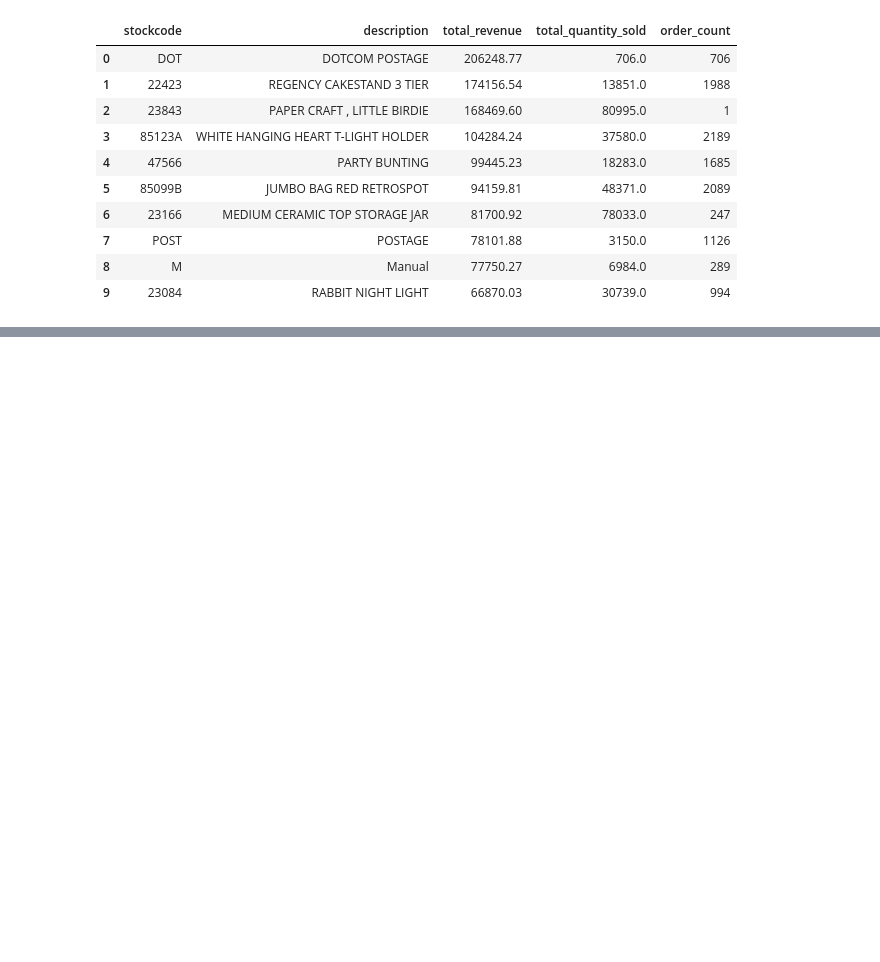
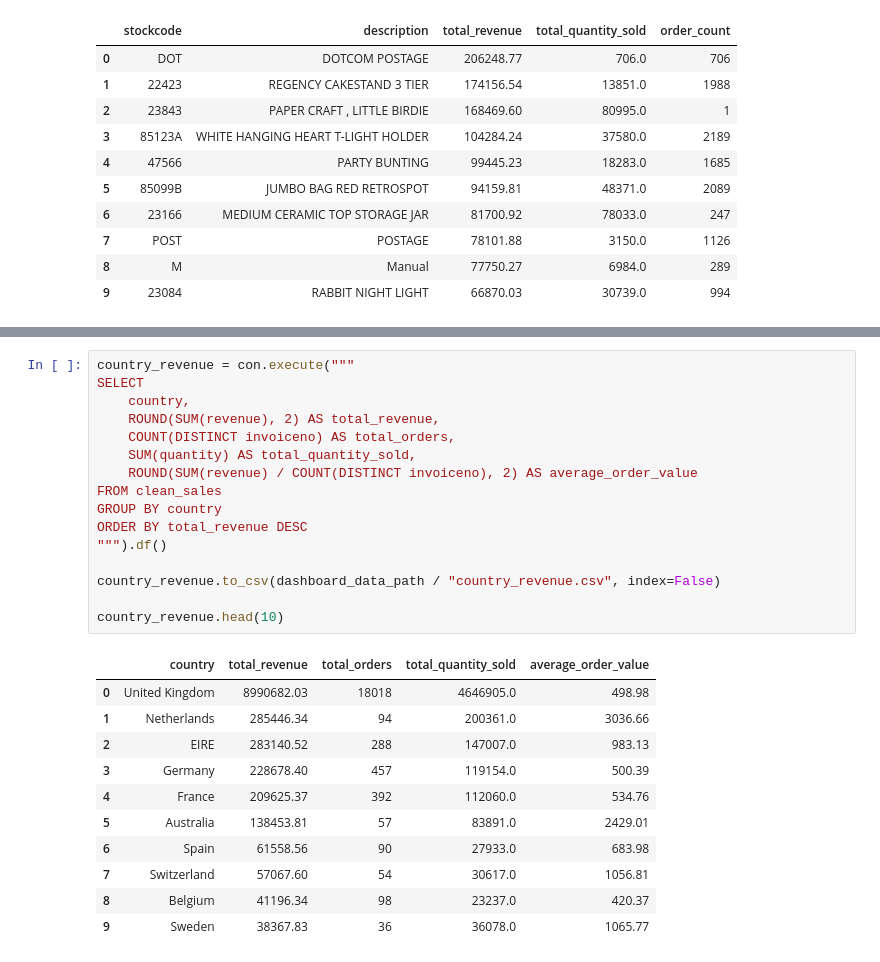
Before and after one commit to FawadUlHassan/sales-cleanup-executive-dashboard, a Jupyter notebook: notebooks/03_sql_analysis_duckdb.ipynb, the cells around one changed output, grey strips where cells are left out. Saved outputs shown, nothing was run; the diff lists cells and outputs as text; blank space fills up the shorter version.

```diff
--- a/notebooks/03_sql_analysis_duckdb.ipynb
+++ b/notebooks/03_sql_analysis_duckdb.ipynb
@@ -131,0 +217,28 @@ LIMIT 10
+# %%
+country_revenue = con.execute("""
+SELECT
+    country,
+    ROUND(SUM(revenue), 2) AS total_revenue,
+    COUNT(DISTINCT invoiceno) AS total_orders,
+    SUM(quantity) AS total_quantity_sold,
+    ROUND(SUM(revenue) / COUNT(DISTINCT invoiceno), 2) AS average_order_value
+FROM clean_sales
+GROUP BY country
+ORDER BY total_revenue DESC
+""").df()
+
+country_revenue.to_csv(dashboard_data_path / "country_revenue.csv", index=False)
+
+country_revenue.head(10)
+# %% [output]
+|  | country | total_revenue | total_orders | total_quantity_sold | average_order_value |
+| 0 | United Kingdom | 8990682.03 | 18018 | 4646905.0 | 498.98 |
+| 1 | Netherlands | 285446.34 | 94 | 200361.0 | 3036.66 |
+| 2 | EIRE | 283140.52 | 288 | 147007.0 | 983.13 |
+| 3 | Germany | 228678.40 | 457 | 119154.0 | 500.39 |
+| 4 | France | 209625.37 | 392 | 112060.0 | 534.76 |
+| 5 | Australia | 138453.81 | 57 | 83891.0 | 2429.01 |
+| 6 | Spain | 61558.56 | 90 | 27933.0 | 683.98 |
+| 7 | Switzerland | 57067.60 | 54 | 30617.0 | 1056.81 |
+| 8 | Belgium | 41196.34 | 98 | 23237.0 | 420.37 |
+| 9 | Sweden | 38367.83 | 36 | 36078.0 | 1065.77 |
```
Also changed, not shown: parts of 7 cells of this notebook, 10 other files.
